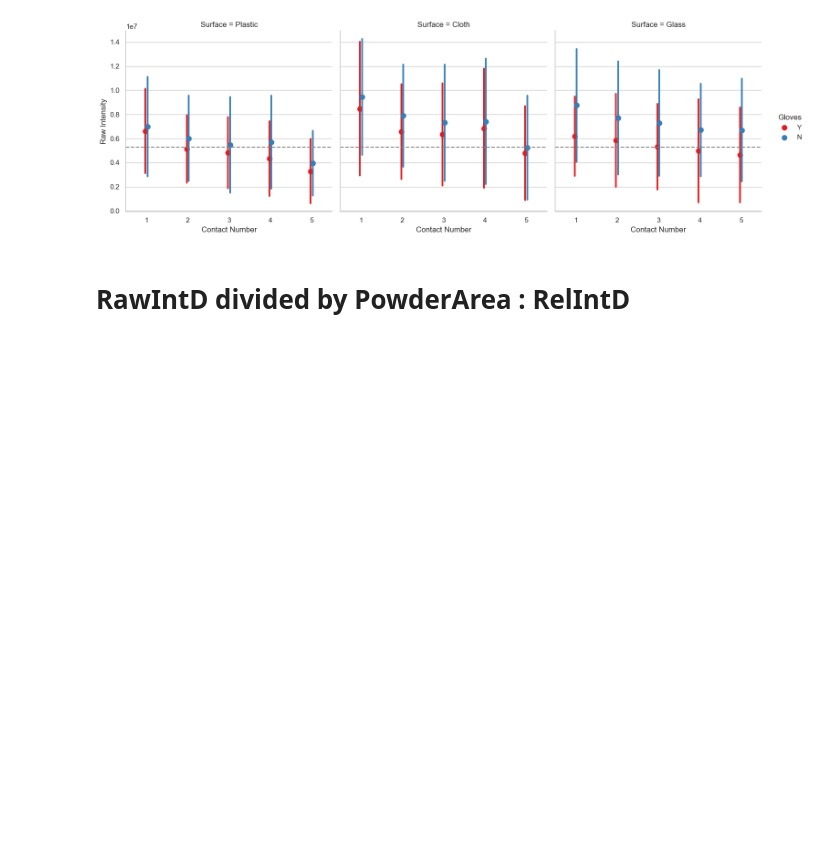
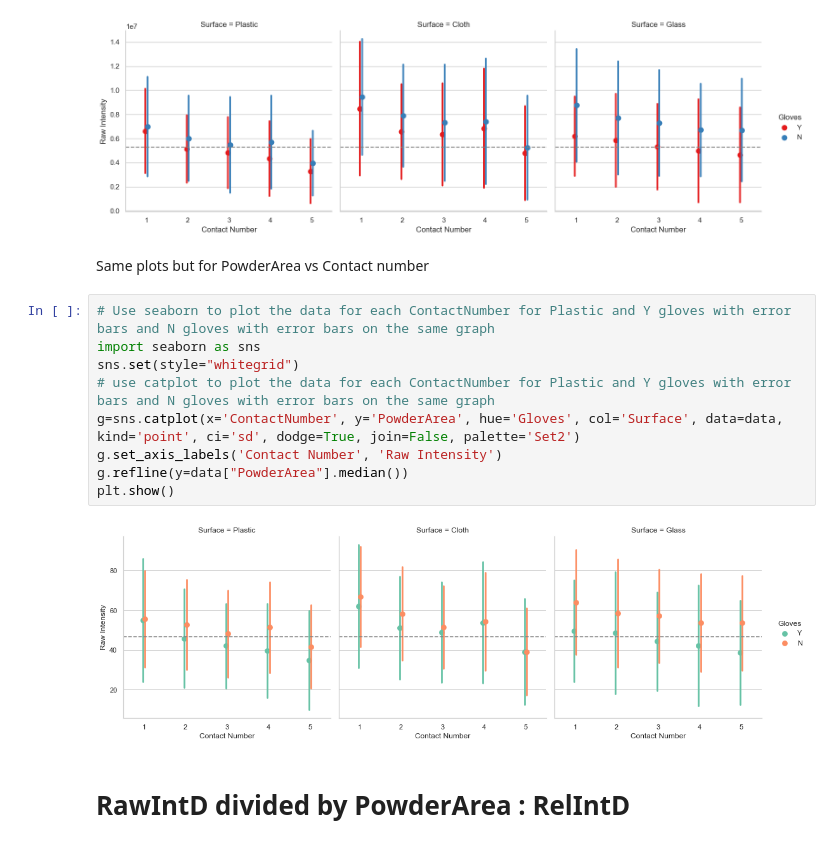
Before and after one commit to MarcoFelipeKing/yi_contact_expt, a Jupyter notebook: src/Yi_pyABC.ipynb, the cells around one changed output. Cells and saved outputs as stored; diff of their text form; blank space fills up the shorter version.

```diff
--- a/src/Yi_pyABC.ipynb
+++ b/src/Yi_pyABC.ipynb
@@ -119,6 +147,19 @@ g.refline(y=data["RawIntD"].median())
 plt.show()
 # %% [output]
 [figure]
+# %% [markdown]
+Same plots but for PowderArea vs Contact number
+# %%
+# Use seaborn to plot the data for each ContactNumber for Plastic and Y gloves with error bars and N gloves with error bars on the same graph
+import seaborn as sns
+sns.set(style="whitegrid")
+# use catplot to plot the data for each ContactNumber for Plastic and Y gloves with error bars and N gloves with error bars on the same graph
+g=sns.catplot(x='ContactNumber', y='PowderArea', hue='Gloves', col='Surface', data=data, kind='point', ci='sd', dodge=True, join=False, palette='Set2')
+g.set_axis_labels('Contact Number', 'Raw Intensity')
+g.refline(y=data["PowderArea"].median())
+plt.show()
+# %% [output]
+[figure, added]
 # %% [markdown]
 # RawIntD divided by PowderArea : RelIntD
 # %% [markdown]
```
Also changed, not shown: parts of 14 cells of this notebook, 3 other files.
